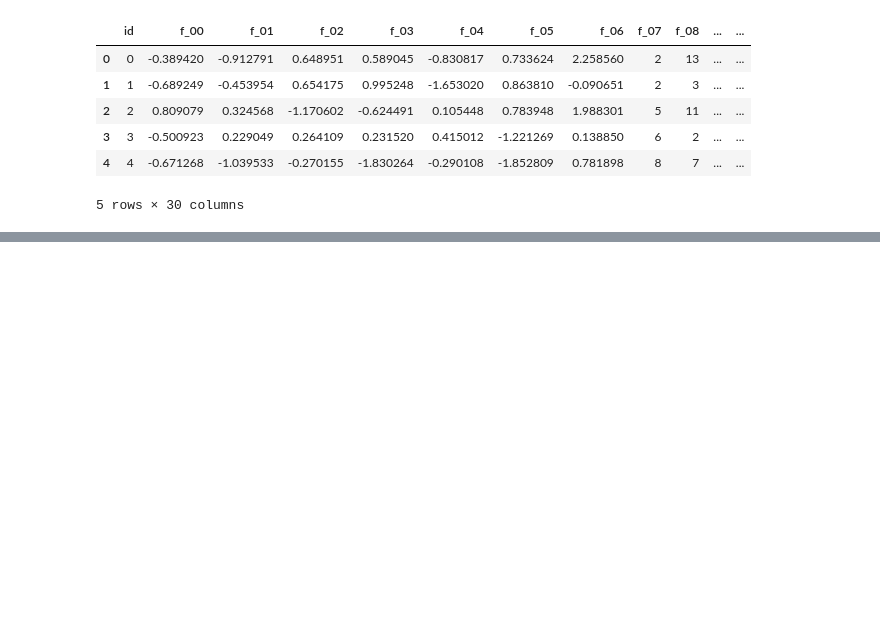
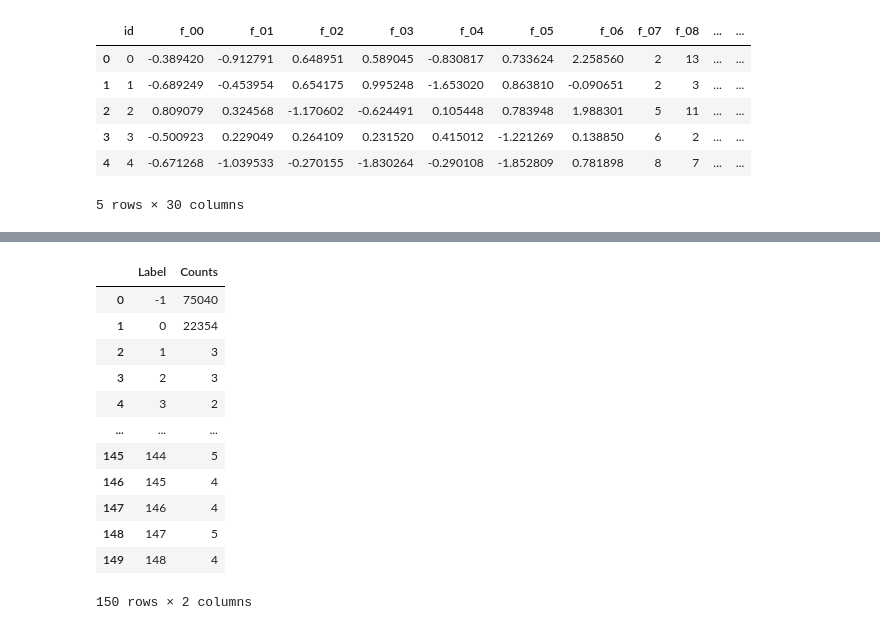
Before and after one commit to siemieniuk/dm-assignment-3, a Jupyter notebook: clustering.ipynb, the cells around one changed output, grey strips where cells are left out. Drawn from its saved outputs; the diff is of its cells as text; code cells hidden in the pictures; blank space fills up the shorter version.

```diff
--- a/clustering.ipynb
+++ b/clustering.ipynb
@@ -120,0 +149,24 @@ plt.show()
+# %%
+dbscan = DBSCAN(eps=epsilons[3], min_samples=5)
+labels = dbscan.fit_predict(df_scaled)
+
+label_ids, label_counts = np.unique(labels, return_counts=True)
+dbscan_results = pd.DataFrame()
+dbscan_results["Label"] = label_ids
+dbscan_results["Counts"] = label_counts
+
+dbscan_results
+# %% [output]
+|  | Label | Counts |
+| 0 | -1 | 75040 |
+| 1 | 0 | 22354 |
+| 2 | 1 | 3 |
+| 3 | 2 | 3 |
+| 4 | 3 | 2 |
+| ... | ... | ... |
+| 145 | 144 | 5 |
+| 146 | 145 | 4 |
+| 147 | 146 | 4 |
+| 148 | 147 | 5 |
+| 149 | 148 | 4 |
+150 rows × 2 columns
```
Also changed, not shown: parts of 12 cells of this notebook.
